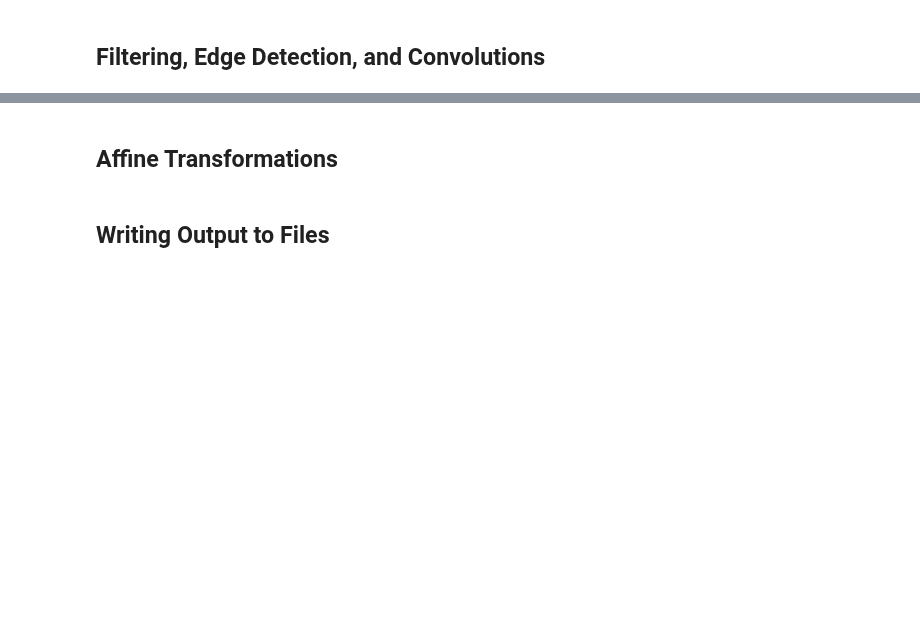
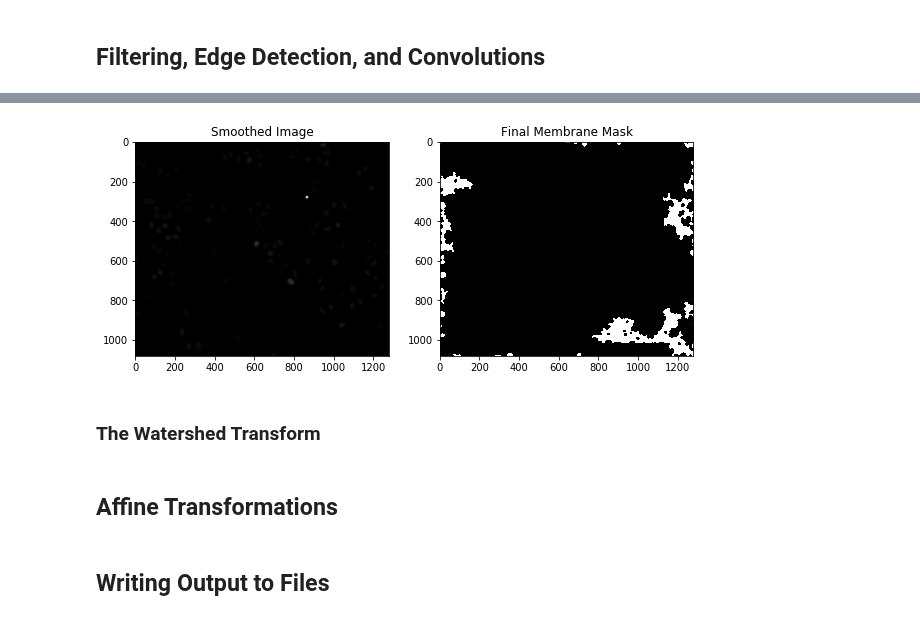
Before and after one commit to vanvalenlab/intro-to-deepcell, a Jupyter notebook: Day2_ImageProcessing.ipynb, the cells around one changed output, grey strips where cells are left out. Cells and saved outputs as stored; diff of their text form; code cells hidden in the pictures; blank space fills up the shorter version.

Commit message:
Morphological operations added

```diff
--- a/Day2_ImageProcessing.ipynb
+++ b/Day2_ImageProcessing.ipynb
@@ -268,3 +276,45 @@ plt.show()
+# %%
+#mem_holefilled = np.logical_not(ndi.binary_fill_holes(np.logical_not(mem)))  # Long form
+mem_holefilled = ~ndi.binary_fill_holes(~mem)  # Short form
+# %%
+# (ii) Try out other morphological operations to further improve the membrane mask
+
+# The various operations are available in the ndimage module, for example 'ndi.binary_closing'.
+# Play around and see how the different functions affect the mask. Can you optimize the mask,
+# for example by closing gaps?
+# Note that the default SE for these functions is a square. Feel free to create another disc-
+# shaped SE and see how that changes the outcome.
+
+
+# New circular SE of appropriate size
+i = 15
+SE = (np.mgrid[:i,:i][0] - np.floor(i/2))**2 + (np.mgrid[:i,:i][1] - np.floor(i/2))**2 <= np.floor(i/2)**2
+
+# One solution to the boundary artefact issue is padding with the reflection.
+# 'Padding' refers to the extension of the image at the boundaries, in this case using
+# a 'reflection' of the pixel values next to the boundary. If morphological operations
+# are done on the padded image, the boundary artefacts will occur in the padded region
+# outside the original image, which can simply be cropped out again at the end.
+pad_size = i+1
+mem_padded = np.pad(mem_holefilled, pad_size, mode='reflect')
+
+# Binary closing works well to round off the membranes and close gaps
+mem_final = ndi.binary_closing(mem_padded, structure=SE)
+
+# This slicing operation crops the padded image back to the original size
+mem_final = mem_final[pad_size:-pad_size, pad_size:-pad_size]
+# %%
+# Visualize the final result
+fig, ax = plt.subplots(1, 2, figsize=(10,7))
+ax[0].imshow(img_smooth, interpolation='none', cmap='gray')
+ax[1].imshow(mem_final, interpolation='none', cmap='gray')
+ax[0].set_title('Smoothed Image')
+ax[1].set_title('Final Membrane Mask')
+plt.show()
+# %% [output]
+[figure, added]
+# %% [markdown]
+### The Watershed Transform
 # %% [markdown]
 ## Affine Transformations
 # %% [markdown]
```
Also changed, not shown: parts of 15 cells of this notebook.
